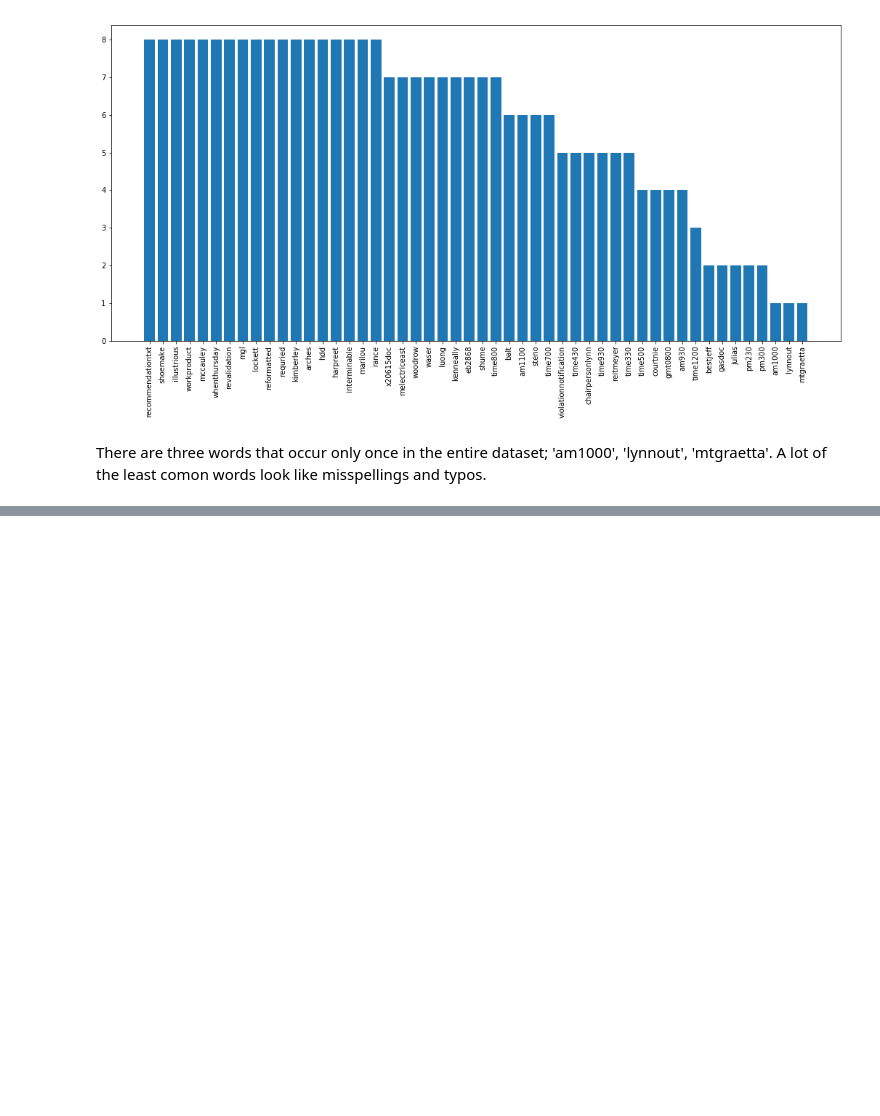
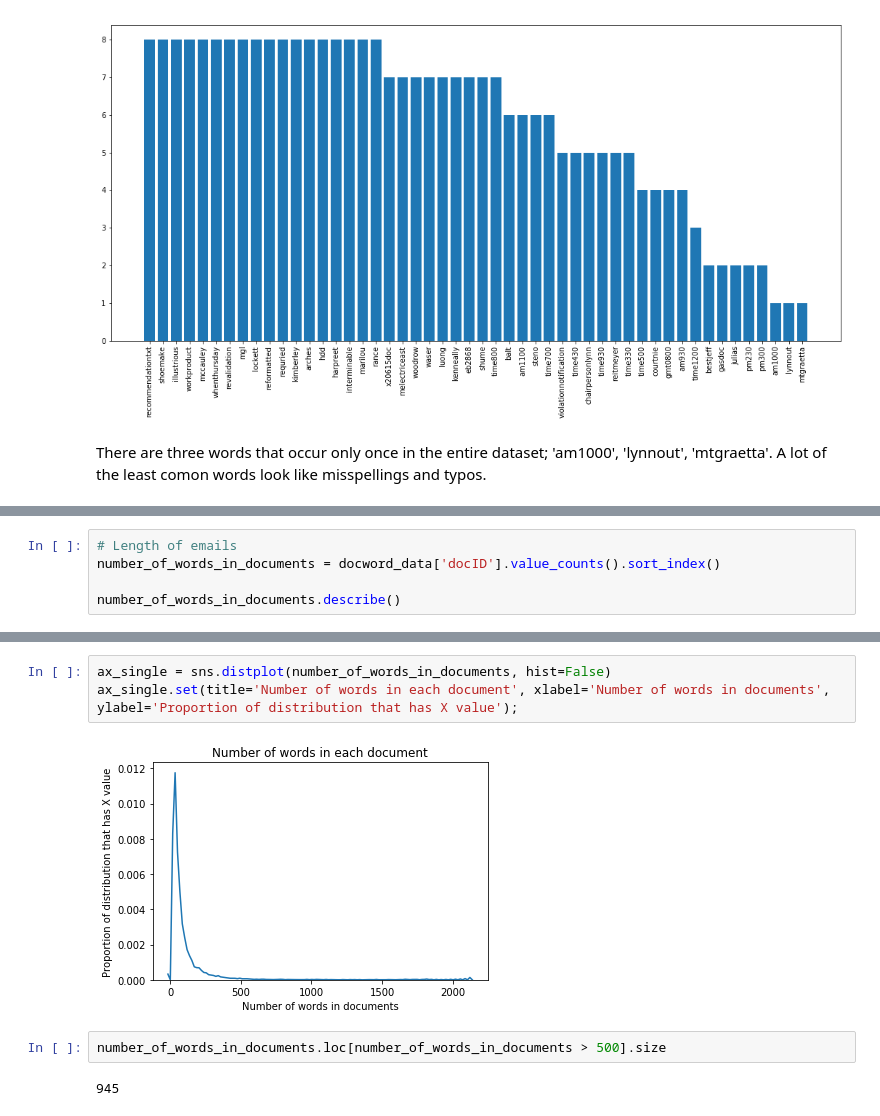
Before and after one commit to chorhatarahuduketuri/Bag-of-words-dataset, a Jupyter notebook: code/Bag of Words EDA.ipynb, the cells around one changed output, grey strips where cells are left out. Saved outputs shown, nothing was run; the diff lists cells and outputs as text; blank space fills up the shorter version.

```diff
--- a/code/Bag of Words EDA.ipynb
+++ b/code/Bag of Words EDA.ipynb
@@ -168,0 +168,5 @@ What would be interesting, would be to look at:
+# %%
+# Length of emails
+number_of_words_in_documents = docword_data['docID'].value_counts().sort_index()
+
+number_of_words_in_documents.describe()
@@ -168,0 +189,9 @@ What would be interesting, would be to look at:
+# %%
+ax_single = sns.distplot(number_of_words_in_documents, hist=False)
+ax_single.set(title='Number of words in each document', xlabel='Number of words in documents', ylabel='Proportion of distribution that has X value');
+# %% [output]
+[figure, added]
+# %%
+number_of_words_in_documents.loc[number_of_words_in_documents > 500].size
+# %% [output]
+945
```
Also changed, not shown: parts of 14 cells of this notebook.
